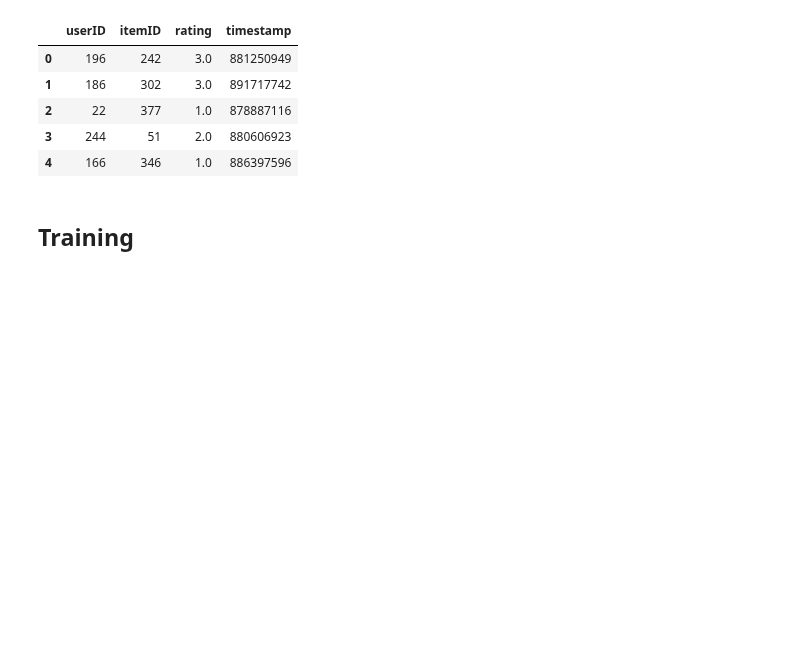
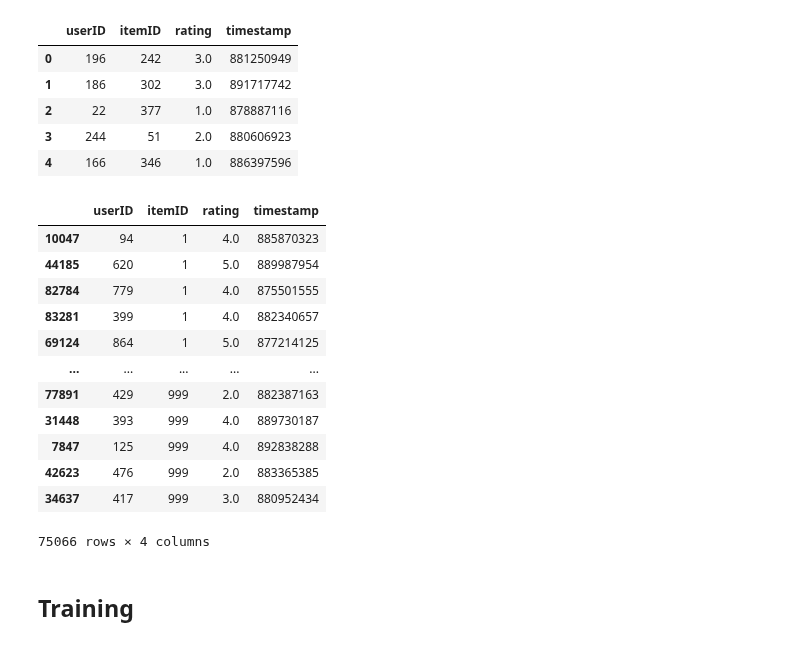
Before and after one commit to recommenders-team/recommenders, a Jupyter notebook: examples/00_quick_start/fast_ai_draft.ipynb, the cells around one changed output. Cells and saved outputs as stored; diff of their text form; code cells hidden in the pictures; blank space fills up the shorter version.

```diff
--- a/examples/00_quick_start/fast_ai_draft.ipynb
+++ b/examples/00_quick_start/fast_ai_draft.ipynb
@@ -78,6 +79,22 @@ train_valid_df, test_df = python_stratified_split(
     col_user=USER,
     col_item=ITEM
 )
+# %%
+train_valid_df
+# %% [output]
+|  | userID | itemID | rating | timestamp |
+| 10047 | 94 | 1 | 4.0 | 885870323 |
+| 44185 | 620 | 1 | 5.0 | 889987954 |
+| 82784 | 779 | 1 | 4.0 | 875501555 |
+| 83281 | 399 | 1 | 4.0 | 882340657 |
+| 69124 | 864 | 1 | 5.0 | 877214125 |
+| ... | ... | ... | ... | ... |
+| 77891 | 429 | 999 | 2.0 | 882387163 |
+| 31448 | 393 | 999 | 4.0 | 889730187 |
+| 7847 | 125 | 999 | 4.0 | 892838288 |
+| 42623 | 476 | 999 | 2.0 | 883365385 |
+| 34637 | 417 | 999 | 3.0 | 880952434 |
+75066 rows × 4 columns
 # %%
 # Remove "cold" users from test set
 test_df = test_df[test_df.userID.isin(train_valid_df.userID)]
```
Also changed, not shown: parts of 56 cells of this notebook, 1 other file.
